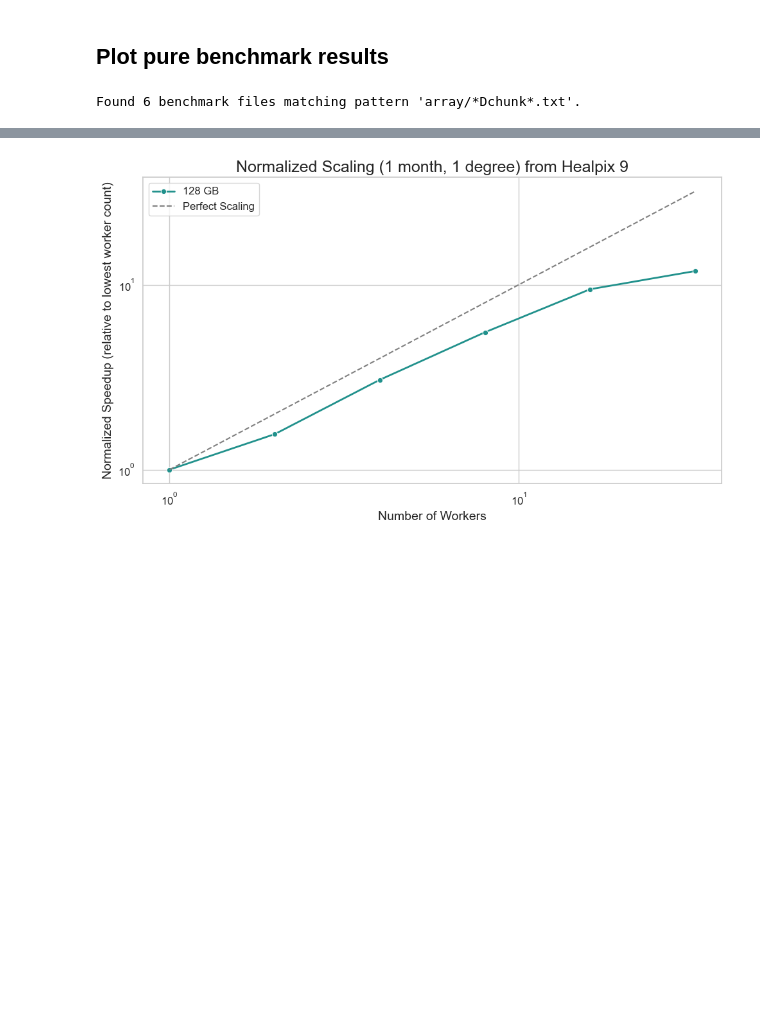
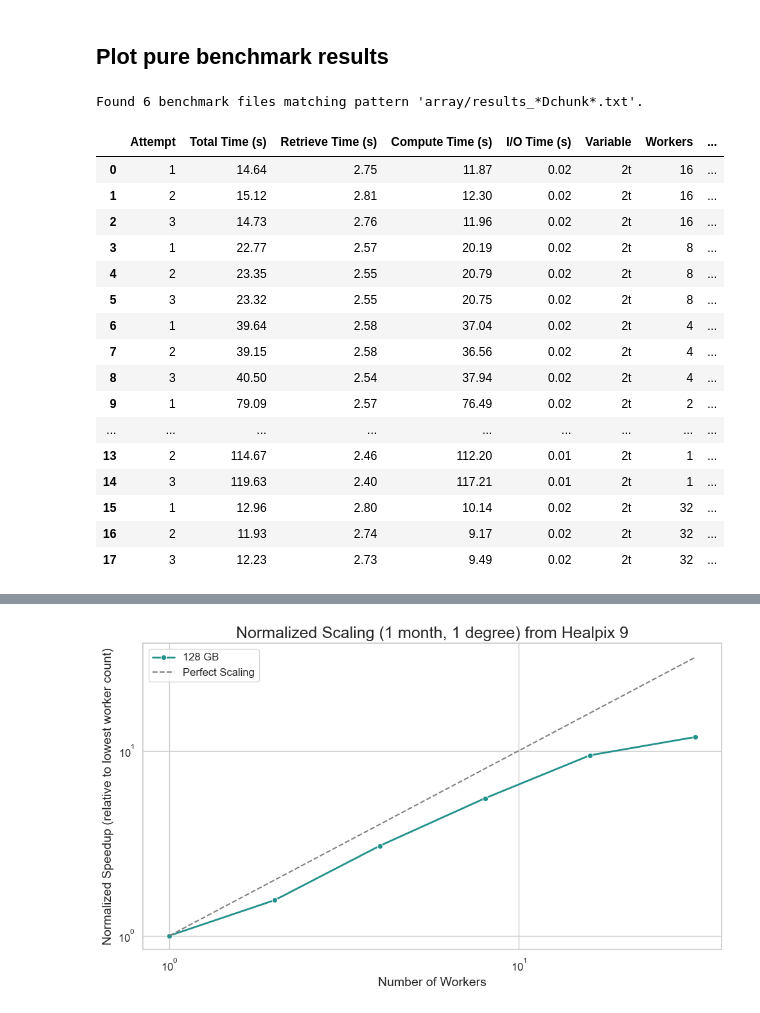
Before and after one commit to koldunovn/high_res_data_access, a Jupyter notebook: aqua-scripts/simple_reader/plots.ipynb, the cells around one changed output, grey strips where cells are left out. Cells and saved outputs as stored; diff of their text form; code cells hidden in the pictures; blank space fills up the shorter version.

```diff
--- a/aqua-scripts/simple_reader/plots.ipynb
+++ b/aqua-scripts/simple_reader/plots.ipynb
@@ -11,6 +16,24 @@ The autoreload extension is already loaded. To reload it, use:
 # %% [markdown]
 ## Plot pure benchmark results
 # %%
-results = load_all_benchmarks('array/*Dchunk*.txt')
+results = load_all_benchmarks('array/results_*Dchunk*.txt')
+results
 # %% [output]
-Found 6 benchmark files matching pattern 'array/*Dchunk*.txt'.
+Found 6 benchmark files matching pattern 'array/results_*Dchunk*.txt'.
+|  | Attempt | Total Time (s) | Retrieve Time (s) | Compute Time (s) | I/O Time (s) | Variable | Workers | ... |
+| 0 | 1 | 14.64 | 2.75 | 11.87 | 0.02 | 2t | 16 | ... |
+| 1 | 2 | 15.12 | 2.81 | 12.30 | 0.02 | 2t | 16 | ... |
+| 2 | 3 | 14.73 | 2.76 | 11.96 | 0.02 | 2t | 16 | ... |
+| 3 | 1 | 22.77 | 2.57 | 20.19 | 0.02 | 2t | 8 | ... |
+| 4 | 2 | 23.35 | 2.55 | 20.79 | 0.02 | 2t | 8 | ... |
+| 5 | 3 | 23.32 | 2.55 | 20.75 | 0.02 | 2t | 8 | ... |
+| 6 | 1 | 39.64 | 2.58 | 37.04 | 0.02 | 2t | 4 | ... |
+| 7 | 2 | 39.15 | 2.58 | 36.56 | 0.02 | 2t | 4 | ... |
+| 8 | 3 | 40.50 | 2.54 | 37.94 | 0.02 | 2t | 4 | ... |
+| 9 | 1 | 79.09 | 2.57 | 76.49 | 0.02 | 2t | 2 | ... |
+| ... | ... | ... | ... | ... | ... | ... | ... | ... |
+| 13 | 2 | 114.67 | 2.46 | 112.20 | 0.01 | 2t | 1 | ... |
+| 14 | 3 | 119.63 | 2.40 | 117.21 | 0.01 | 2t | 1 | ... |
+| 15 | 1 | 12.96 | 2.80 | 10.14 | 0.02 | 2t | 32 | ... |
+| 16 | 2 | 11.93 | 2.74 | 9.17 | 0.02 | 2t | 32 | ... |
+| 17 | 3 | 12.23 | 2.73 | 9.49 | 0.02 | 2t | 32 | ... |
```
Also changed, not shown: parts of 6 cells of this notebook, 3 other files.
